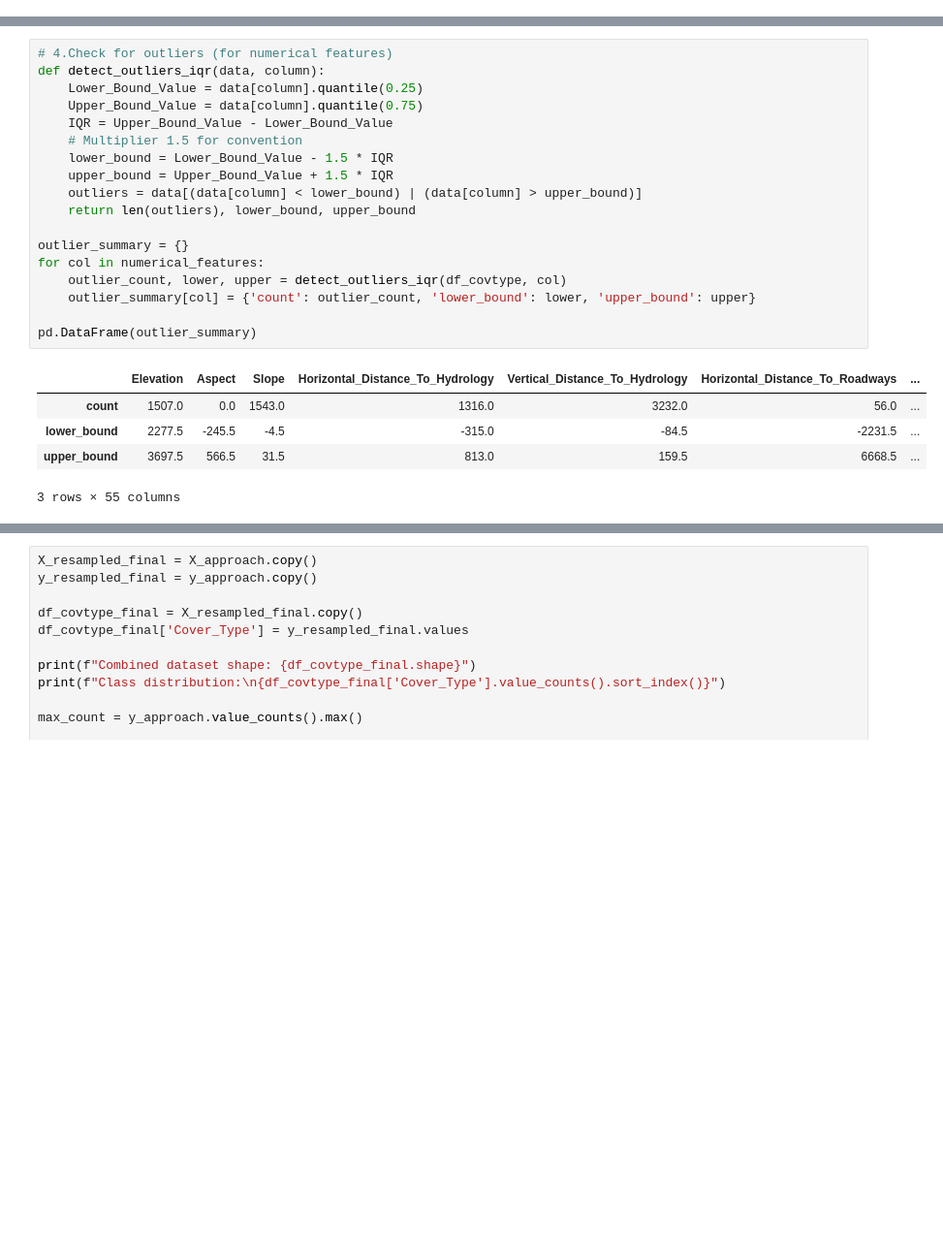
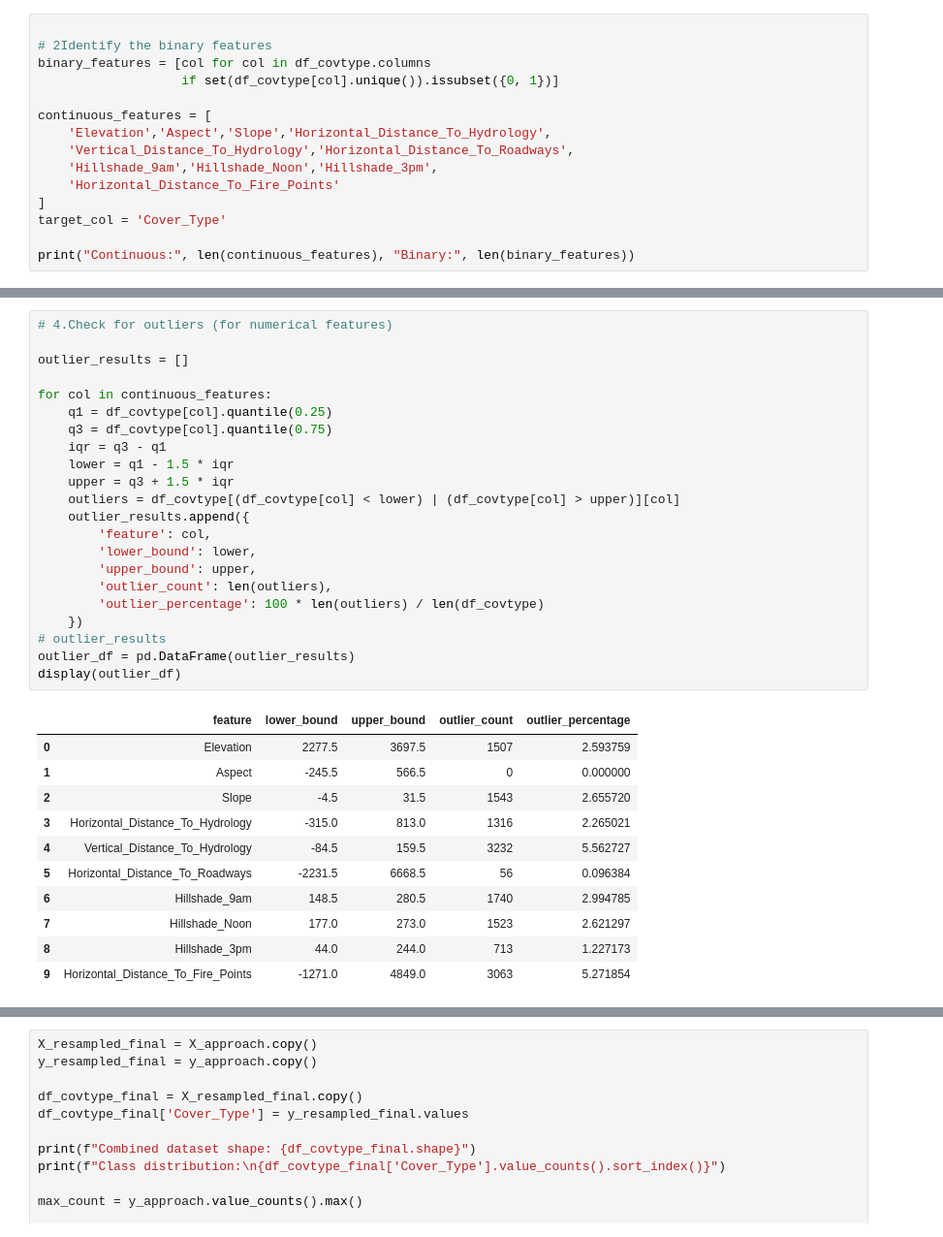
Before and after one commit to Ron-Lakeman/AppliedMachineLearning, a Jupyter notebook: EDA/eda_covtype.ipynb, the cells around one changed output, grey strips where cells are left out. Shown at 97% size. Cells and saved outputs as stored; diff of their text form; blank space fills up the shorter version.

```diff
--- a/EDA/eda_covtype.ipynb
+++ b/EDA/eda_covtype.ipynb
@@ -78,0 +69,15 @@ Categorical Features (0)
+# %%
+
+# 2Identify the binary features
+binary_features = [col for col in df_covtype.columns
+                   if set(df_covtype[col].unique()).issubset({0, 1})]
+
+continuous_features = [
+    'Elevation','Aspect','Slope','Horizontal_Distance_To_Hydrology',
+    'Vertical_Distance_To_Hydrology','Horizontal_Distance_To_Roadways',
+    'Hillshade_9am','Hillshade_Noon','Hillshade_3pm',
+    'Horizontal_Distance_To_Fire_Points'
+]
+target_col = 'Cover_Type'
+
+print("Continuous:", len(continuous_features), "Binary:", len(binary_features))
@@ -106,24 +100,34 @@ missing_df
 # %%
 # 4.Check for outliers (for numerical features)
-def detect_outliers_iqr(data, column):
-    Lower_Bound_Value = data[column].quantile(0.25)
-    Upper_Bound_Value = data[column].quantile(0.75)
-    IQR = Upper_Bound_Value - Lower_Bound_Value
-    # Multiplier 1.5 for convention
-    lower_bound = Lower_Bound_Value - 1.5 * IQR
-    upper_bound = Upper_Bound_Value + 1.5 * IQR
-    outliers = data[(data[column] < lower_bound) | (data[column] > upper_bound)]
-    return len(outliers), lower_bound, upper_bound
 
-outlier_summary = {}
-for col in numerical_features:
-    outlier_count, lower, upper = detect_outliers_iqr(df_covtype, col)
-    outlier_summary[col] = {'count': outlier_count, 'lower_bound': lower, 'upper_bound': upper}
+outlier_results = []
 
-pd.DataFrame(outlier_summary)
+for col in continuous_features:
+    q1 = df_covtype[col].quantile(0.25)
+    q3 = df_covtype[col].quantile(0.75)
+    iqr = q3 - q1
+    lower = q1 - 1.5 * iqr
+    upper = q3 + 1.5 * iqr
+    outliers = df_covtype[(df_covtype[col] < lower) | (df_covtype[col] > upper)][col]
+    outlier_results.append({
+        'feature': col,
+        'lower_bound': lower,
+        'upper_bound': upper,
+        'outlier_count': len(outliers),
+        'outlier_percentage': 100 * len(outliers) / len(df_covtype)
+    })
+# outlier_results
+outlier_df = pd.DataFrame(outlier_results)
+display(outlier_df)
 # %% [output]
-|  | Elevation | Aspect | Slope | Horizontal_Distance_To_Hydrology | Vertical_Distance_To_Hydrology | Horizontal_Distance_To_Roadways | ... |
-| count | 1507.0 | 0.0 | 1543.0 | 1316.0 | 3232.0 | 56.0 | ... |
-| lower_bound | 2277.5 | -245.5 | -4.5 | -315.0 | -84.5 | -2231.5 | ... |
-| upper_bound | 3697.5 | 566.5 | 31.5 | 813.0 | 159.5 | 6668.5 | ... |
+|  | feature | lower_bound | upper_bound | outlier_count | outlier_percentage |
+| 0 | Elevation | 2277.5 | 3697.5 | 1507 | 2.593759 |
+| 1 | Aspect | -245.5 | 566.5 | 0 | 0.000000 |
+| 2 | Slope | -4.5 | 31.5 | 1543 | 2.655720 |
+| 3 | Horizontal_Distance_To_Hydrology | -315.0 | 813.0 | 1316 | 2.265021 |
+| 4 | Vertical_Distance_To_Hydrology | -84.5 | 159.5 | 3232 | 5.562727 |
+| 5 | Horizontal_Distance_To_Roadways | -2231.5 | 6668.5 | 56 | 0.096384 |
+| 6 | Hillshade_9am | 148.5 | 280.5 | 1740 | 2.994785 |
+| 7 | Hillshade_Noon | 177.0 | 273.0 | 1523 | 2.621297 |
+| 8 | Hillshade_3pm | 44.0 | 244.0 | 713 | 1.227173 |
+| 9 | Horizontal_Distance_To_Fire_Points | -1271.0 | 4849.0 | 3063 | 5.271854 |
-3 rows × 55 columns
```
Also changed, not shown: parts of 28 cells of this notebook, 1 other file.
